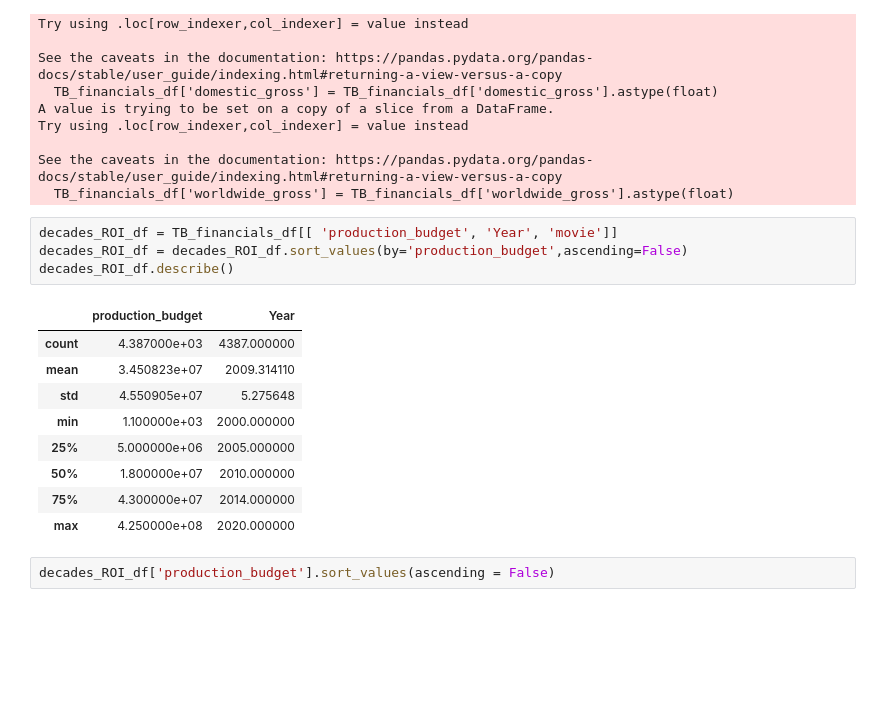
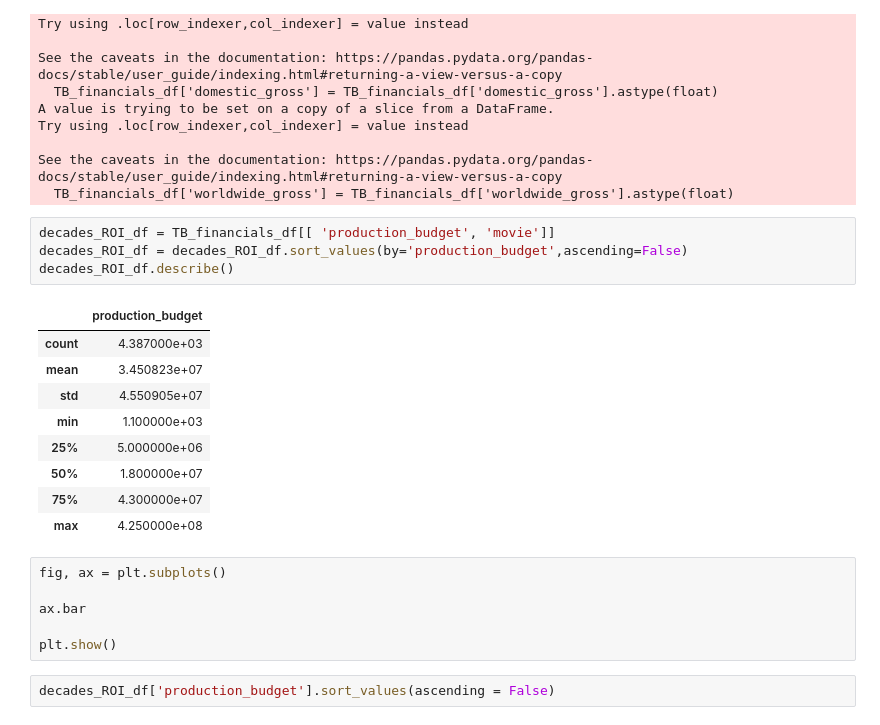
Before and after one commit to Meir-Alelov/Movie-Data-Analysis-and-Recs, a Jupyter notebook: Meir_notebook.ipynb, the cells around one changed output. Saved outputs shown, nothing was run; the diff lists cells and outputs as text; blank space fills up the shorter version.

```diff
--- a/Meir_notebook.ipynb
+++ b/Meir_notebook.ipynb
@@ -140,19 +140,25 @@ Try using .loc[row_indexer,col_indexer] = value instead
 See the caveats in the documentation: https://pandas.pydata.org/pandas-docs/stable/user_guide/indexing.html#returning-a-view-versus-a-copy
   TB_financials_df['worldwide_gross'] = TB_financials_df['worldwide_gross'].astype(float)
 # %%
-decades_ROI_df = TB_financials_df[[ 'production_budget', 'Year', 'movie']]
+decades_ROI_df = TB_financials_df[[ 'production_budget', 'movie']]
 decades_ROI_df = decades_ROI_df.sort_values(by='production_budget',ascending=False)
 decades_ROI_df.describe()
 # %% [output]
-|  | production_budget | Year |
-| count | 4.387000e+03 | 4387.000000 |
-| mean | 3.450823e+07 | 2009.314110 |
-| std | 4.550905e+07 | 5.275648 |
-| min | 1.100000e+03 | 2000.000000 |
-| 25% | 5.000000e+06 | 2005.000000 |
-| 50% | 1.800000e+07 | 2010.000000 |
-| 75% | 4.300000e+07 | 2014.000000 |
-| max | 4.250000e+08 | 2020.000000 |
+|  | production_budget |
+| count | 4.387000e+03 |
+| mean | 3.450823e+07 |
+| std | 4.550905e+07 |
+| min | 1.100000e+03 |
+| 25% | 5.000000e+06 |
+| 50% | 1.800000e+07 |
+| 75% | 4.300000e+07 |
+| max | 4.250000e+08 |
+# %%
+fig, ax = plt.subplots()
+
+ax.bar
+
+plt.show()
 # %%
 decades_ROI_df['production_budget'].sort_values(ascending = False)
 # %% [output]
```
Also changed, not shown: parts of 3 cells of this notebook.
